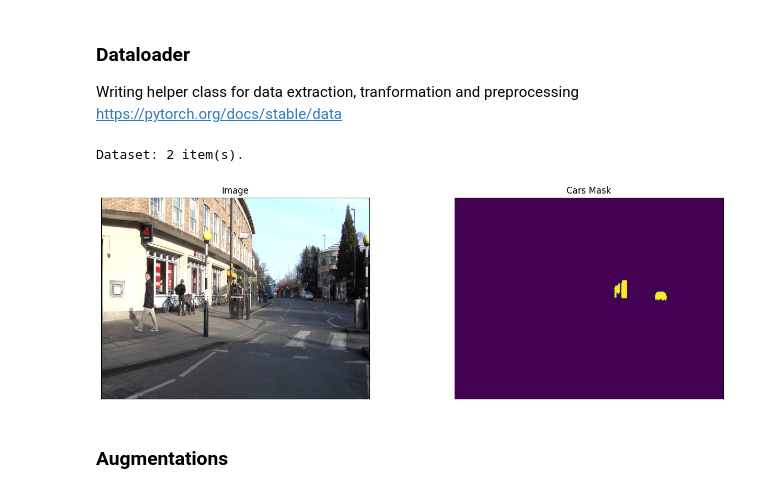
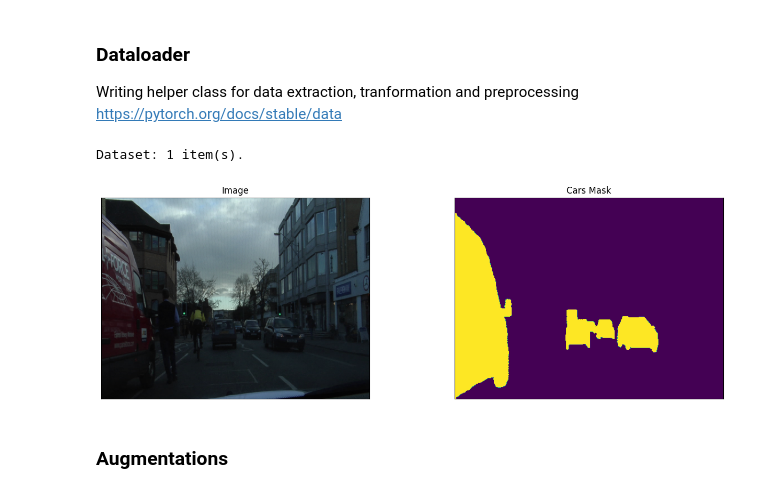
Before and after one commit to kamangir/roofAI, a Jupyter notebook: notebooks/semseg.ipynb, the cells around one changed output. Drawn from its saved outputs; the diff is of its cells as text; code cells hidden in the pictures.

```diff
--- a/notebooks/semseg.ipynb
+++ b/notebooks/semseg.ipynb
@@ -36,13 +39,13 @@ profile = "validation" # full, quick, validation
 epoch_count = {
     "full": 40,
     "quick": 10,
-    "validation": 2,
+    "validation": 1,
     }[profile]
 
 data_count = {
     "full": -1,
     "quick": 20,
-    "validation": 2,
+    "validation": 1,
     }[profile]
 # %%
 # Install required libs
@@ -175,20 +188,20 @@ class Dataset(BaseDataset):
 # %%
 # Lets look at data we have
 
 dataset = Dataset(
     x_train_dir,
     y_train_dir,
     classes=['car'],
     count=data_count)
 
-image, mask = dataset[1] # get some sample
+image, mask = dataset[0] # get some sample
 visualize(
     image=image,
     cars_mask=mask.squeeze(),
 )
 # %% [output]
-Dataset: 2 item(s).
+Dataset: 1 item(s).
-[figure, old version]
+[figure, new version]
 # %% [markdown]
 ### Augmentations
 # %% [markdown]
```
Also changed, not shown: parts of 12 cells of this notebook, 4 other files.
